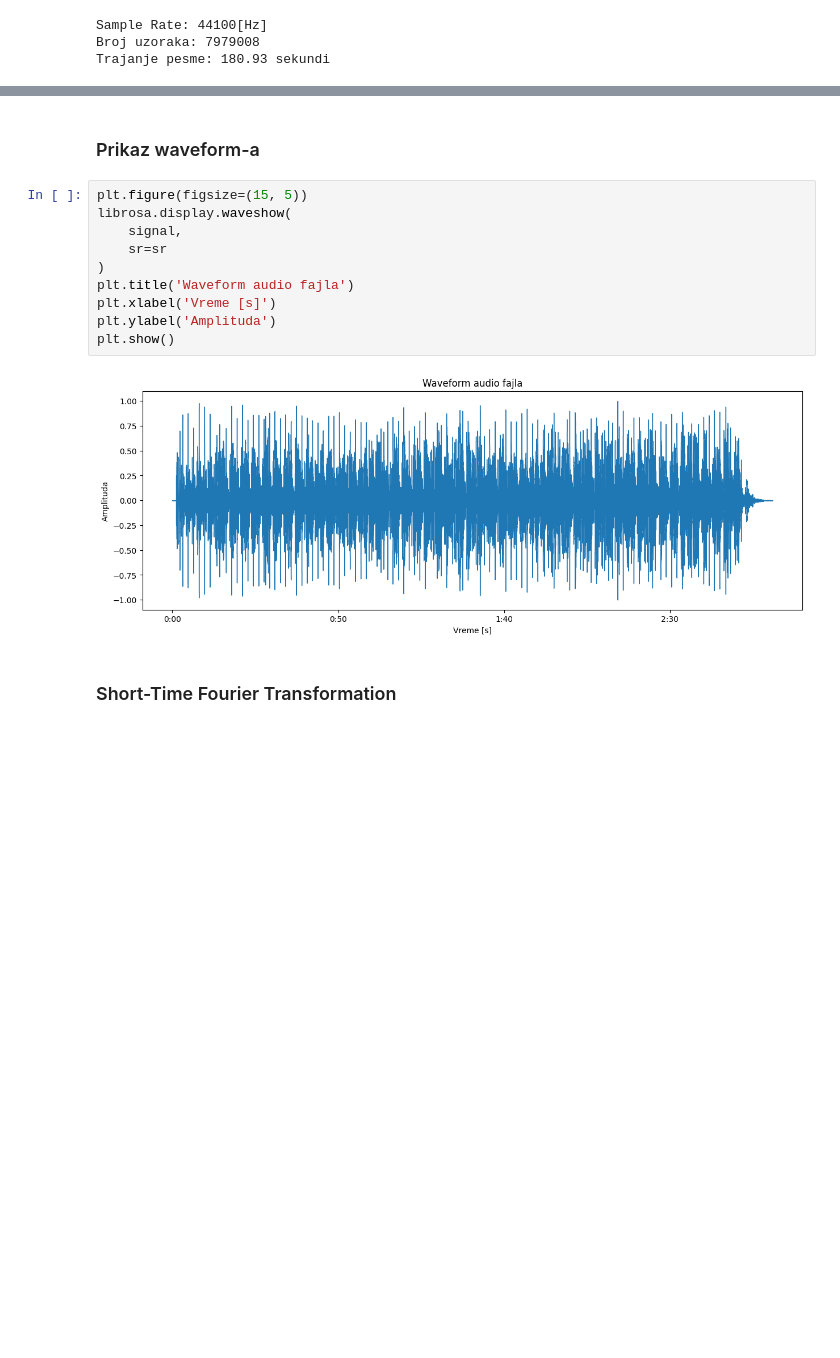
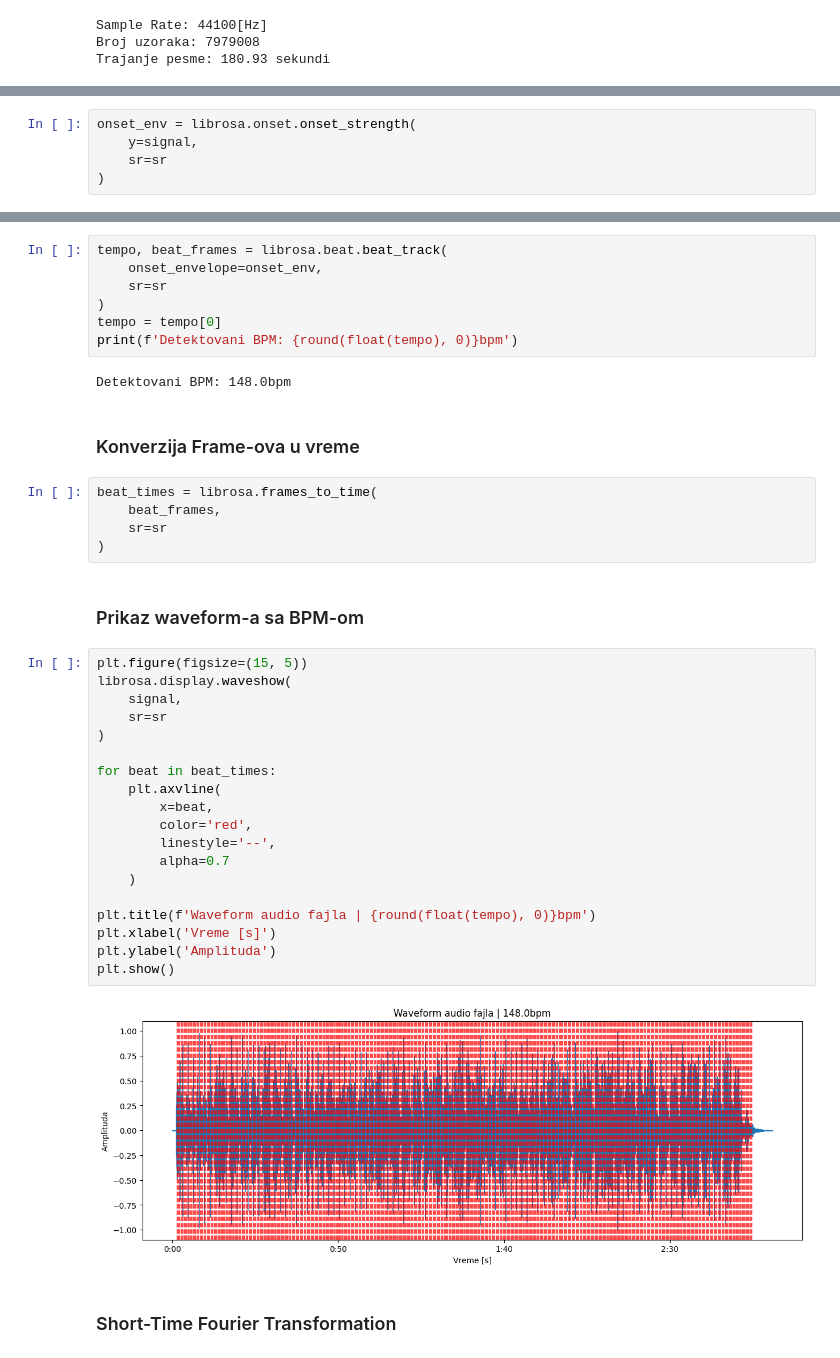
Before and after one commit to maslesa/WaveSplitNotebook, a Jupyter notebook: wave_split.ipynb, the cells around one changed output, grey strips where cells are left out. Drawn from its saved outputs; the diff is of its cells as text; blank space fills up the shorter version.

```diff
--- a/wave_split.ipynb
+++ b/wave_split.ipynb
@@ -41,0 +44,5 @@ Trajanje pesme: 180.93 sekundi
+# %%
+onset_env = librosa.onset.onset_strength(
+    y=signal,
+    sr=sr
+)
@@ -42,17 +76,42 @@ Trajanje pesme: 180.93 sekundi
+# %%
+tempo, beat_frames = librosa.beat.beat_track(
+    onset_envelope=onset_env,
+    sr=sr
+)
+tempo = tempo[0]
+print(f'Detektovani BPM: {round(float(tempo), 0)}bpm')
+# %% [output]
+Detektovani BPM: 148.0bpm
+# %% [markdown]
+### Konverzija Frame-ova u vreme
+# %%
+beat_times = librosa.frames_to_time(
+    beat_frames,
+    sr=sr
+)
 # %% [markdown]
-### Prikaz waveform-a
+### Prikaz waveform-a sa BPM-om
 # %%
 plt.figure(figsize=(15, 5))
 librosa.display.waveshow(
     signal,
     sr=sr
 )
-plt.title('Waveform audio fajla')
+
+for beat in beat_times:
+    plt.axvline(
+        x=beat,
+        color='red',
+        linestyle='--',
+        alpha=0.7
+    )
+
+plt.title(f'Waveform audio fajla | {round(float(tempo), 0)}bpm')
 plt.xlabel('Vreme [s]')
 plt.ylabel('Amplituda')
 plt.show()
 # %% [output]
-[figure, old version]
+[figure, new version]
 # %% [markdown]
 ### Short-Time Fourier Transformation
 # %%
```
Also changed, not shown: parts of 6 cells of this notebook.
